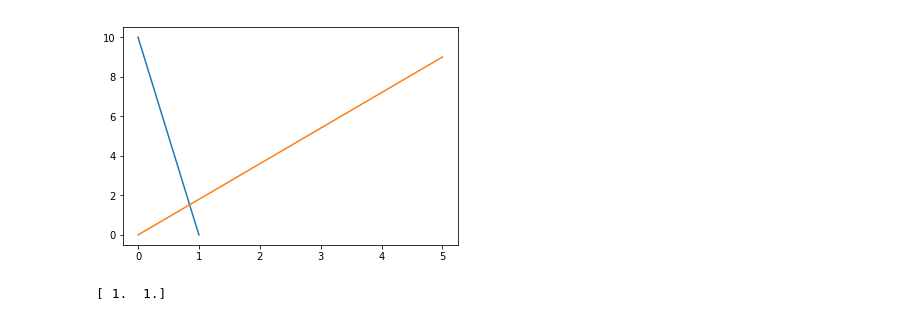
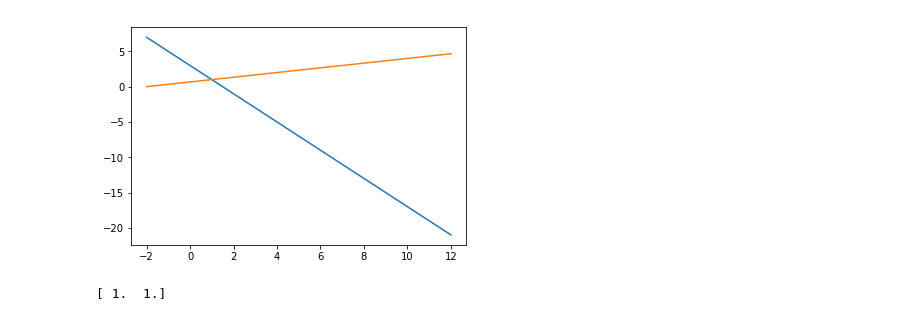
Before and after one commit to Thannos/Aula-6, a Jupyter notebook: Aula6.ipynb, the cells around one changed output. Cells and saved outputs as stored; diff of their text form; code cells hidden in the pictures.

```diff
--- a/Aula6.ipynb
+++ b/Aula6.ipynb
@@ -1,11 +1,16 @@
-# %%
-import matplotlib.pyplot as plt
-import numpy as np
-plt.plot(np.linspace(10.0, 0.0, num=2))
-plt.plot(np.linspace(0.0, 9.0, num=6))
-plt.show()
-# %% [output]
-[figure, removed]
+# %%
+import matplotlib.pyplot as plt
+import numpy as np
+def funcao(t):
+    return 3-2*t
+def funcao1(t):
+    return (-2-t)/-3
+n = np.linspace(-2,12, num=1000)
+plt.plot(n, funcao(n))
+plt.plot(n, funcao1(n))
+plt.show()
+# %% [output]
+[figure, added]
 # %%
 a=np.array([[2,1],[1,-3]])
 b=np.array([3,-2])
```
Also changed, not shown: parts of 3 cells of this notebook.
